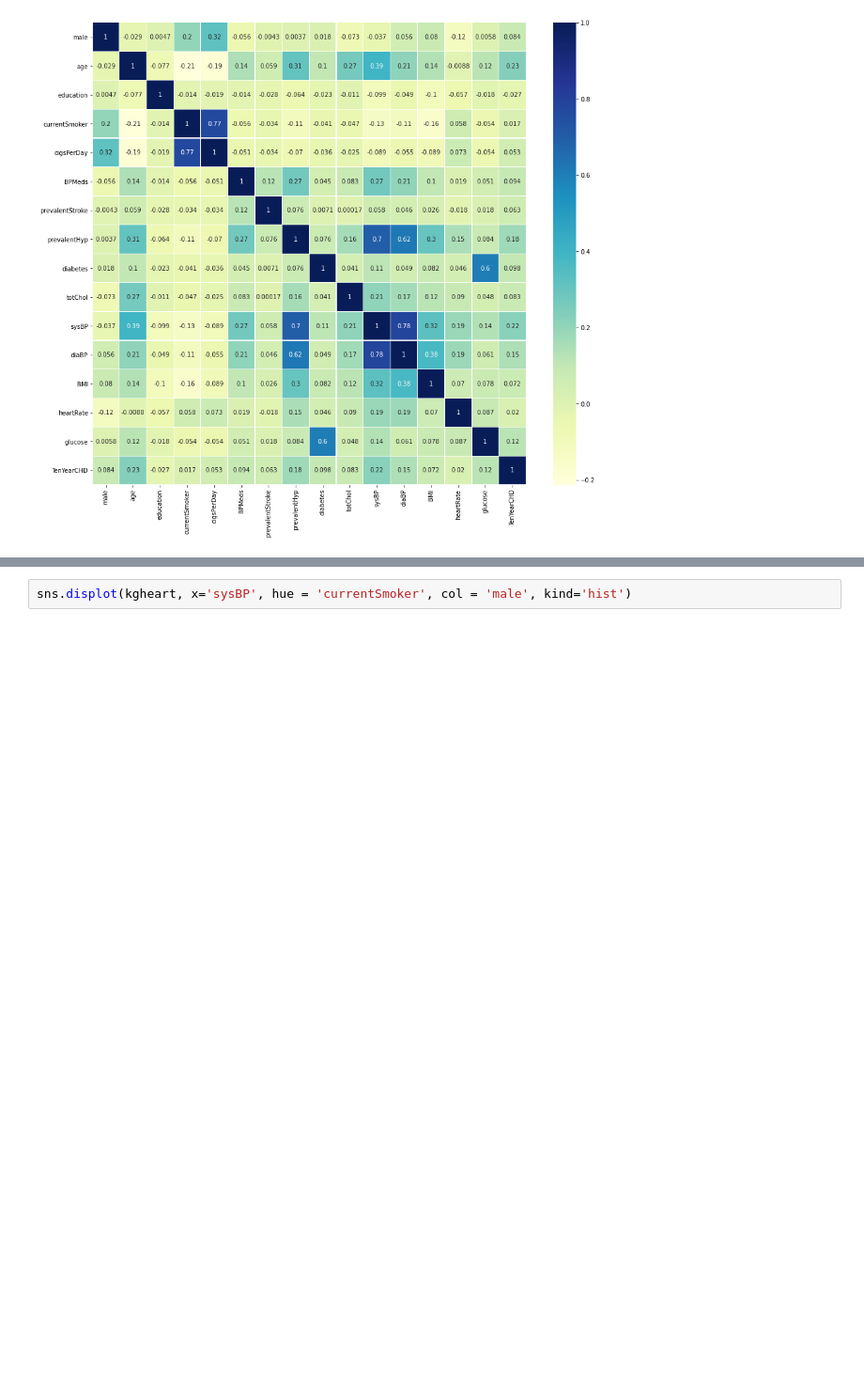
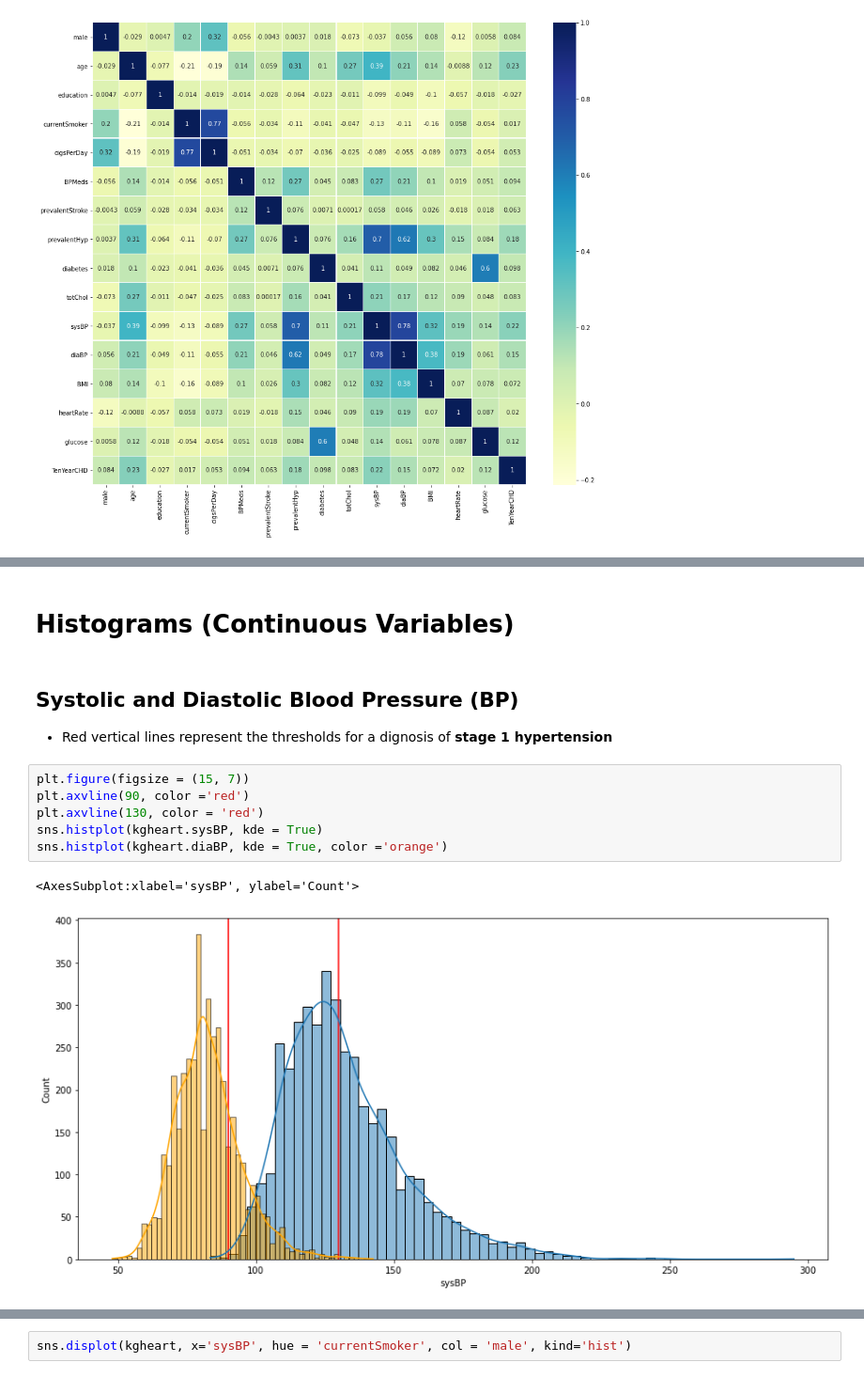
Before and after one commit to sccatalina/FinalProject, a Jupyter notebook: FraminghamK.Py.ipynb, the cells around one changed output, grey strips where cells are left out. Shown at 94% size. Drawn from its saved outputs; the diff is of its cells as text; blank space fills up the shorter version.

```diff
--- a/FraminghamK.Py.ipynb
+++ b/FraminghamK.Py.ipynb
@@ -89,0 +59,14 @@ sns.histplot(kgheart.diaBP, kde = True, ax=axes[0])
+# %% [markdown]
+# Histograms (Continuous Variables)
+# %% [markdown]
+## Systolic and Diastolic Blood Pressure (BP)
+* Red vertical lines represent the thresholds for a dignosis of __stage 1 hypertension__
+# %%
+plt.figure(figsize = (15, 7))
+plt.axvline(90, color ='red')
+plt.axvline(130, color = 'red')
+sns.histplot(kgheart.sysBP, kde = True)
+sns.histplot(kgheart.diaBP, kde = True, color ='orange')
+# %% [output]
+<AxesSubplot:xlabel='sysBP', ylabel='Count'>
+[figure, added]
```
Also changed, not shown: parts of 29 cells of this notebook.
